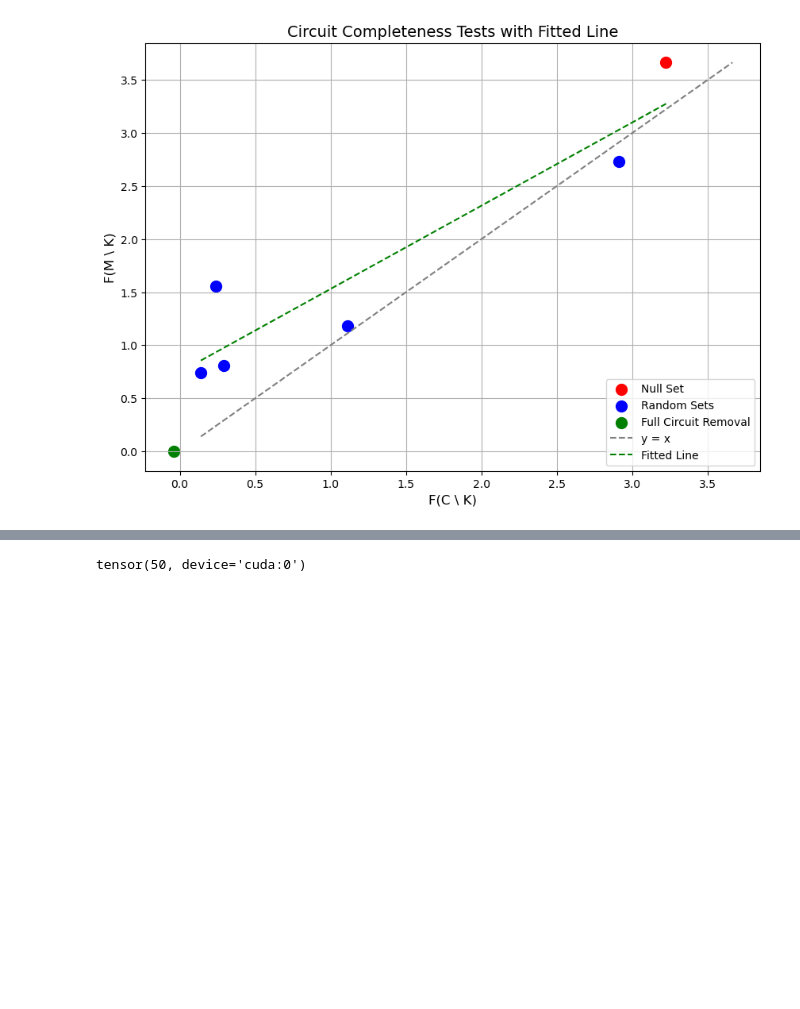
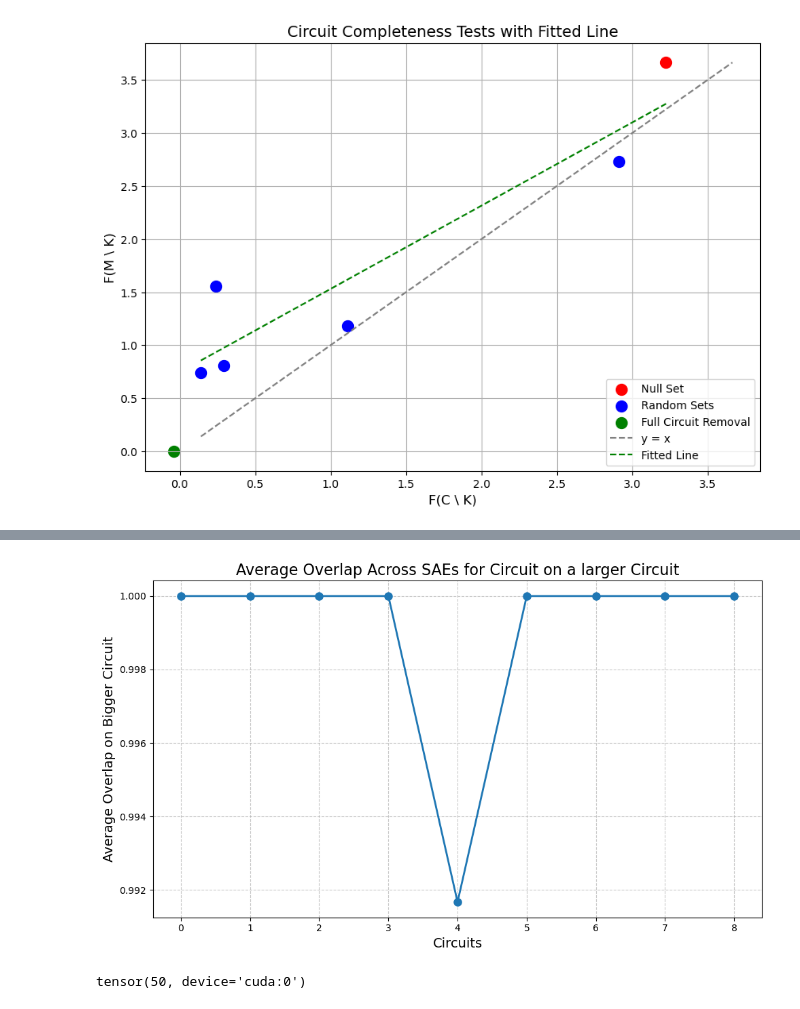
Before and after one commit to NainaniJatinZ/ScalableSAECircuits, a Jupyter notebook: sva.ipynb, the cells around one changed output, grey strips where cells are left out. Saved outputs shown, nothing was run; the diff lists cells and outputs as text; code cells hidden in the pictures; blank space fills up the shorter version.

```diff
--- a/sva.ipynb
+++ b/sva.ipynb
@@ -985,0 +1032,5 @@ plt.show()
+# %%
+from itertools import combinations
+for small_idx, big_idx in combinations(range(num_runs), 2):
+    # print(f"Comparing {small_idx} and {big_idx}")
+    print(f"Comparing {rev_mask[small_idx]['total_density']} and {rev_mask[big_idx]['total_density']}")
@@ -986,3 +1109,44 @@ plt.show()
+# %%
+import matplotlib.pyplot as plt
+import pandas as pd
+
+# Assuming `results` contains the overlap data calculated earlier
+# Extracting and averaging overlap values for each `small_index`
+averaged_overlaps = {}
+
+for result in results:
+    small_index = result["small_index"]
+    overlap_values = list(result["overlap"].values())  # Get overlap values for all blocks
+    averaged_overlap = sum(overlap_values) / len(overlap_values) if overlap_values else 0
+    if small_index not in averaged_overlaps:
+        averaged_overlaps[small_index] = []
+    averaged_overlaps[small_index].append(averaged_overlap)
+
+# Compute the final average for each `small_index`
+final_averages = {k: sum(v) / len(v) for k, v in averaged_overlaps.items()}
+
+# Create a plot
+plt.figure(figsize=(10, 6))
+plt.plot(
+    list(final_averages.keys()),
+    list(final_averages.values()),
+    marker='o',
+    linestyle='-',
+    linewidth=2,
+    markersize=8,
+)
+
+# Add grid, labels, and title
+plt.grid(visible=True, linestyle='--', alpha=0.7)
+plt.xlabel("Circuits", fontsize=14)
+plt.ylabel("Average Overlap on Bigger Circuit", fontsize=14)
+plt.title("Average Overlap Across SAEs for Circuit on a larger Circuit", fontsize=16)
+
+# Show the plot
+plt.tight_layout()
+plt.show()
+# %% [output]
+[figure, added]
 # %%
 (saes[3].mask.mask > 0).sum()
 # %% [output]
```
Also changed, not shown: parts of 5 cells of this notebook, 1 other file.
